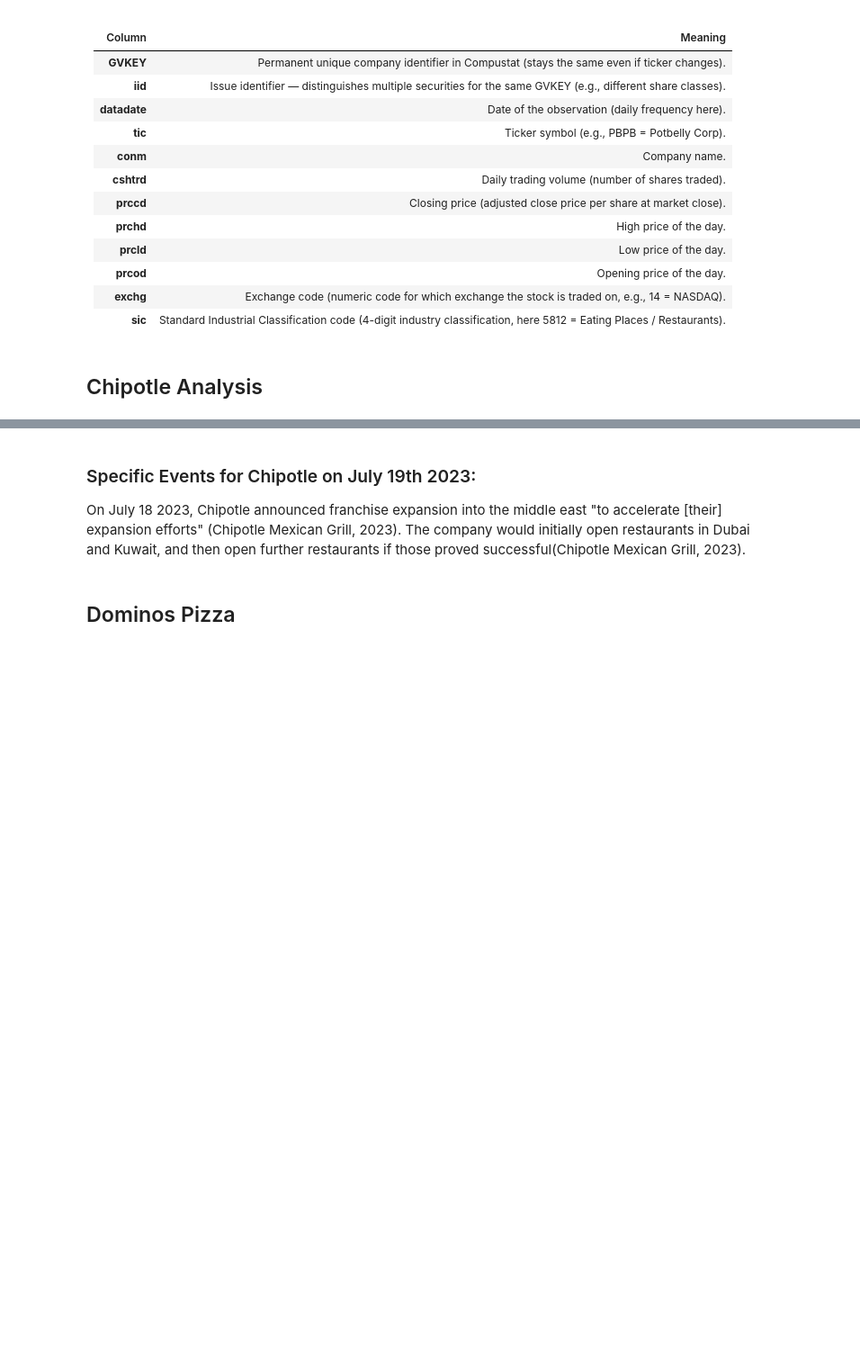
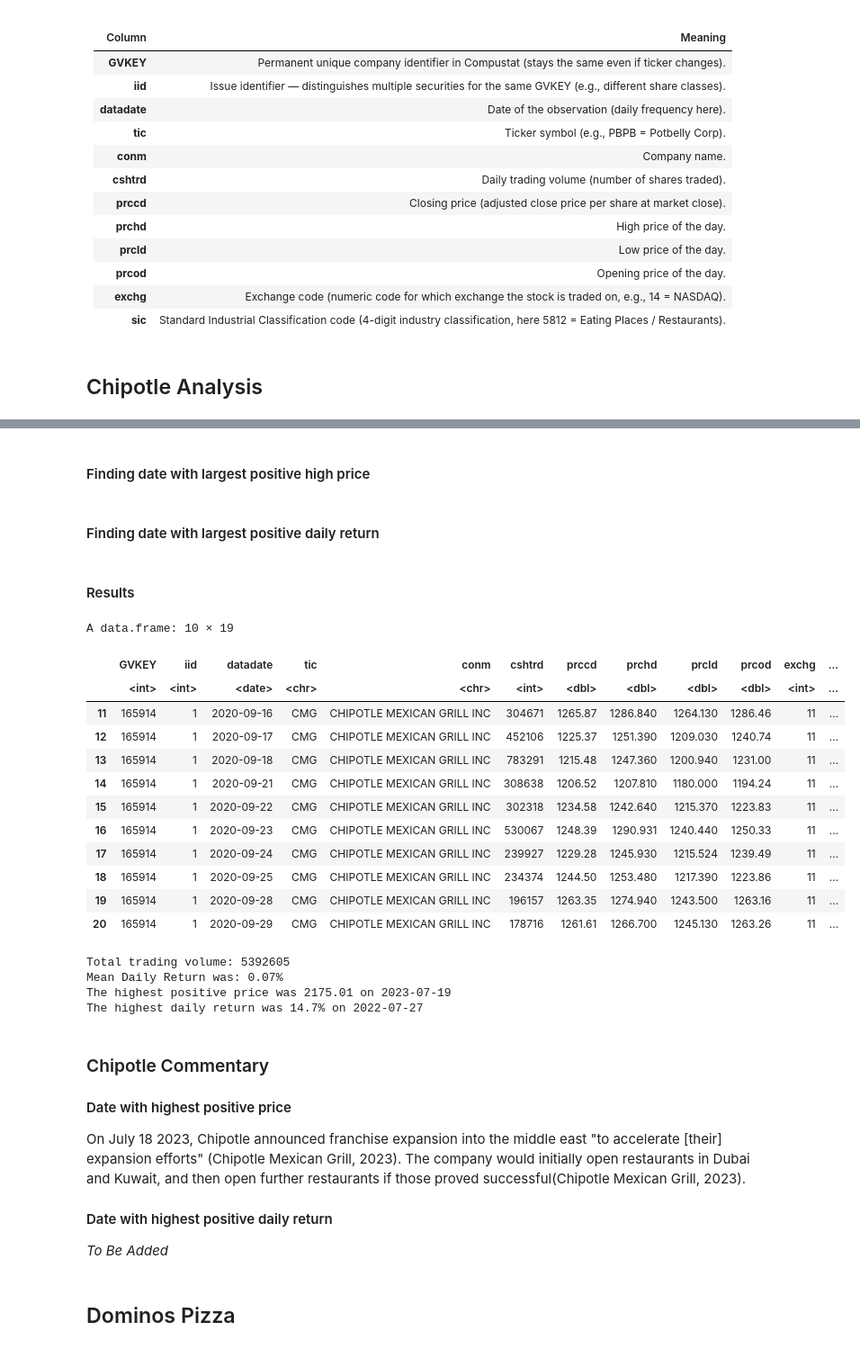
Before and after one commit to LiamHoogstad/Apps_R_HW1, a Jupyter notebook: MAIN_FILE.ipynb, the cells around one changed output, grey strips where cells are left out. Shown at 90% size. Saved outputs shown, nothing was run; the diff lists cells and outputs as text; code cells hidden in the pictures; blank space fills up the shorter version.

Commit message:
Chipotle Part 1 Formatting - Liam

```diff
--- a/MAIN_FILE.ipynb
+++ b/MAIN_FILE.ipynb
@@ -131,0 +106,2 @@ The highest daily return was 14.7% on 2022-07-27
+# %% [markdown]
+#### Finding date with largest positive high price
@@ -131,0 +112,2 @@ The highest daily return was 14.7% on 2022-07-27
+# %% [markdown]
+#### Finding date with largest positive daily return
@@ -132,7 +118,41 @@ The highest daily return was 14.7% on 2022-07-27
+# %% [markdown]
+#### Results
+# %%
+# Removing rows with NA values from the chipotle data
+chipotle_data <- na.omit(chipotle_data)
+head(chipotle_data, n = 10)
+
+# Printing Results:
+print(glue("Total trading volume: {CMG_Jun_2023_TradeVolume}"))
+print(glue("Mean Daily Return was: {round(CMG_MeanReturn * 100, 2)}%"))
+print(glue("The highest positive price was {highest_prchd$prchd} on {highest_prchd$datadate}"))
+print(glue("The highest daily return was {round(highest_daily_return$daily_return * 100, 2)}% on {highest_daily_return$datadate}"))
+# %% [output]
+A data.frame: 10 × 19
+|  | GVKEY | iid | datadate | tic | conm | cshtrd | prccd | prchd | prcld | prcod | exchg | ... |
+|  | <int> | <int> | <date> | <chr> | <chr> | <int> | <dbl> | <dbl> | <dbl> | <dbl> | <int> | ... |
+| 11 | 165914 | 1 | 2020-09-16 | CMG | CHIPOTLE MEXICAN GRILL INC | 304671 | 1265.87 | 1286.840 | 1264.130 | 1286.46 | 11 | ... |
+| 12 | 165914 | 1 | 2020-09-17 | CMG | CHIPOTLE MEXICAN GRILL INC | 452106 | 1225.37 | 1251.390 | 1209.030 | 1240.74 | 11 | ... |
+| 13 | 165914 | 1 | 2020-09-18 | CMG | CHIPOTLE MEXICAN GRILL INC | 783291 | 1215.48 | 1247.360 | 1200.940 | 1231.00 | 11 | ... |
+| 14 | 165914 | 1 | 2020-09-21 | CMG | CHIPOTLE MEXICAN GRILL INC | 308638 | 1206.52 | 1207.810 | 1180.000 | 1194.24 | 11 | ... |
+| 15 | 165914 | 1 | 2020-09-22 | CMG | CHIPOTLE MEXICAN GRILL INC | 302318 | 1234.58 | 1242.640 | 1215.370 | 1223.83 | 11 | ... |
+| 16 | 165914 | 1 | 2020-09-23 | CMG | CHIPOTLE MEXICAN GRILL INC | 530067 | 1248.39 | 1290.931 | 1240.440 | 1250.33 | 11 | ... |
+| 17 | 165914 | 1 | 2020-09-24 | CMG | CHIPOTLE MEXICAN GRILL INC | 239927 | 1229.28 | 1245.930 | 1215.524 | 1239.49 | 11 | ... |
+| 18 | 165914 | 1 | 2020-09-25 | CMG | CHIPOTLE MEXICAN GRILL INC | 234374 | 1244.50 | 1253.480 | 1217.390 | 1223.86 | 11 | ... |
+| 19 | 165914 | 1 | 2020-09-28 | CMG | CHIPOTLE MEXICAN GRILL INC | 196157 | 1263.35 | 1274.940 | 1243.500 | 1263.16 | 11 | ... |
+| 20 | 165914 | 1 | 2020-09-29 | CMG | CHIPOTLE MEXICAN GRILL INC | 178716 | 1261.61 | 1266.700 | 1245.130 | 1263.26 | 11 | ... |
+Total trading volume: 5392605
+Mean Daily Return was: 0.07%
+The highest positive price was 2175.01 on 2023-07-19
+The highest daily return was 14.7% on 2022-07-27
 # %% [markdown]
-### Specific Events for Chipotle on July 19th 2023:
+### Chipotle Commentary
 
+#### Date with highest positive price
 On July 18 2023, Chipotle announced franchise expansion into the middle east "to accelerate [their] expansion efforts" (Chipotle Mexican Grill, 2023). The company would initially open restaurants in Dubai and Kuwait, and then open further restaurants if those proved successful(Chipotle Mexican Grill, 2023).
+
+#### Date with highest positive daily return
+*To Be Added*
 # %% [markdown]
 ## Dominos Pizza
 # %%
```
Also changed, not shown: parts of 20 cells of this notebook.
